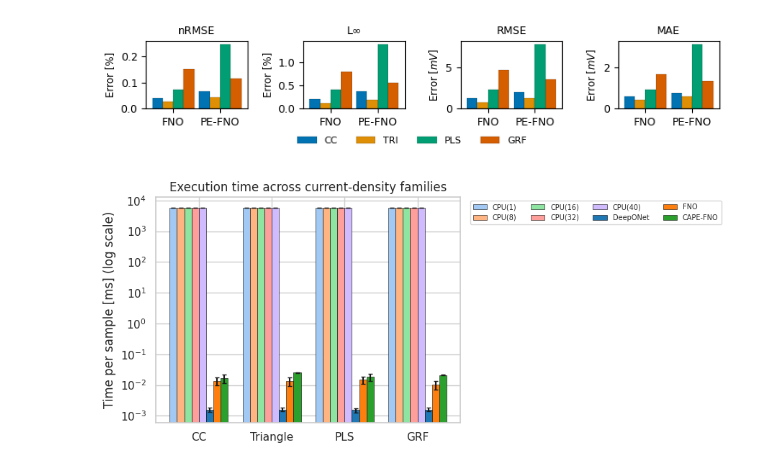
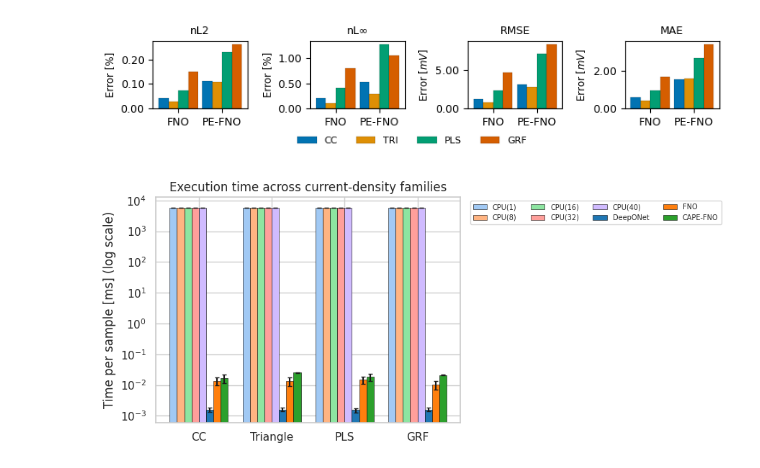
Before and after one commit to yingzai1/spm_neuraloperator, a Jupyter notebook: src/plot_error_metrics.ipynb, the cells around one changed output. Drawn from its saved outputs; the diff is of its cells as text; code cells hidden in the pictures.

```diff
--- a/src/plot_error_metrics.ipynb
+++ b/src/plot_error_metrics.ipynb
@@ -122,32 +102,32 @@ models   = ['FNO', 'PE-FNO']
 datasets = ['CC', 'TRI', 'PLS', 'GRF']          # colour groups
 
 metric_data = {
-    'nRMSE': np.array([
-        [0.0406, 0.0645],
-        [0.0267, 0.0420],
-        [0.0723, 0.2468],
-        [0.1499, 0.1136],
+    'nL2': np.array([
+        [0.0406, 0.1128],   # CC
+        [0.0267, 0.1070],   # TRI
+        [0.0723, 0.2311],   # PLS
+        [0.1499, 0.2617],   # GRF
     ]),
     # L∞  [%]
-    'L∞': np.array([
-        [0.2060, 0.3644],
-        [0.1014, 0.1854],
-        [0.4113, 1.3989],
-        [0.8014, 0.5552],
+    'nL∞': np.array([
+        [0.2060, 0.5254],
+        [0.1014, 0.2916],
+        [0.4113, 1.2746],
+        [0.8014, 1.0562],
     ]),
     # RMSE  [mV]
     'RMSE': np.array([
-        [1.2277,  1.9710],
-        [0.7538,  1.2439],
-        [2.2964,  7.8000],
-        [4.6693,  3.5534],
+        [1.2277,  3.0733],
+        [0.7538,  2.7289],
+        [2.2964,  7.0933],
+        [4.6693,  8.3626],
     ]),
     # MAE  [mV]
     'MAE': np.array([
-        [0.5654, 0.7671],
-        [0.4200, 0.5939],
-        [0.9337, 3.1450],
-        [1.6863, 1.3604],
+        [0.5654, 1.5388],
+        [0.4200, 1.5633],
+        [0.9337, 2.6966],
+        [1.6863, 3.4005],
     ])
 }
 
@@ -159,7 +139,7 @@ label_col = dict(zip(datasets, pred_cols))
 # 1.  FIGURE SIZE — keep width 190 mm but give it some height
 mm_to_in = 1 / 25.4
 fig_w = 190 * mm_to_in          # 7.48 in
-fig_h = fig_w * 0.2            # 45 % of width  → 3.37 in  (adjust to taste)
+fig_h = fig_w * 0.2             # 45 % of width  → 3.37 in
 
 fig, axs = plt.subplots(
     1, 4, figsize=(fig_w, fig_h),
@@ -182,42 +162,41 @@ for ax, (metric_name, values) in zip(axs, metric_data.items()):
         ax.bar(x + offsets[i], values[i],
                width=bar_width,
                color=label_col[ds],
                edgecolor='black', linewidth=0.1,
                label=ds if ax is axs[0] else "_nolegend_")
 
     # cosmetics ---------------------------------------------------
     ax.set_xticks(x)
     ax.set_xticklabels(models, fontsize=9)       # tick labels size
     ax.tick_params(axis='y', labelsize=9)        # y-tick labels size
 
-    if metric_name in ['nRMSE', 'L∞']:
+    if metric_name in ['nL2', 'nL∞']:
         ax.set_ylabel(r'Error [%]',  fontsize=8.5)
-        # 2️⃣  Tell matplotlib to format those ticks with no decimals
-    if metric_name in ['RMSE', 'MAE']:
+        ax.yaxis.set_major_formatter(mticker.FormatStrFormatter('%.2f'))
+    else:  # RMSE & MAE
         ax.set_ylabel(r'Error [$mV$]', fontsize=8.5)
-    if metric_name in ['MAE']:
-       ax.yaxis.set_major_formatter(mticker.FormatStrFormatter('%d'))
-
+        ax.yaxis.set_major_formatter(mticker.FormatStrFormatter('%.2f'))
 
     ax.set_title(metric_name, fontsize=9)
     ax.margins(x=0.07)                           # breathing-room
+
 # ────────────────────────────────────────────────────────────────
 # One shared legend centred below everything
 handles, labels = axs[0].get_legend_handles_labels()
 fig.legend(handles, labels,
            loc='lower center',
-           bbox_to_anchor=(0.5, -0.1),          # drop a bit lower
+           bbox_to_anchor=(0.5, -0.1),           # drop a bit lower
            ncol=len(datasets),
            frameon=False,
            fontsize=8)
 
 # leave space at the bottom for the legend
 fig.tight_layout()
 fig.align_ylabels()
-fig.savefig('error_metrics_comparison_voltage1.svg', dpi=1200, bbox_inches='tight')
+fig.savefig('error_metrics_comparison_voltage12.svg', dpi=1200, bbox_inches='tight')
 plt.show()
 # %% [output]
-[figure, old version]
+[figure, new version]
 # %%
 import numpy as np
 import matplotlib.pyplot as plt
```
Also changed, not shown: parts of 1 cell of this notebook, 13 other files.
